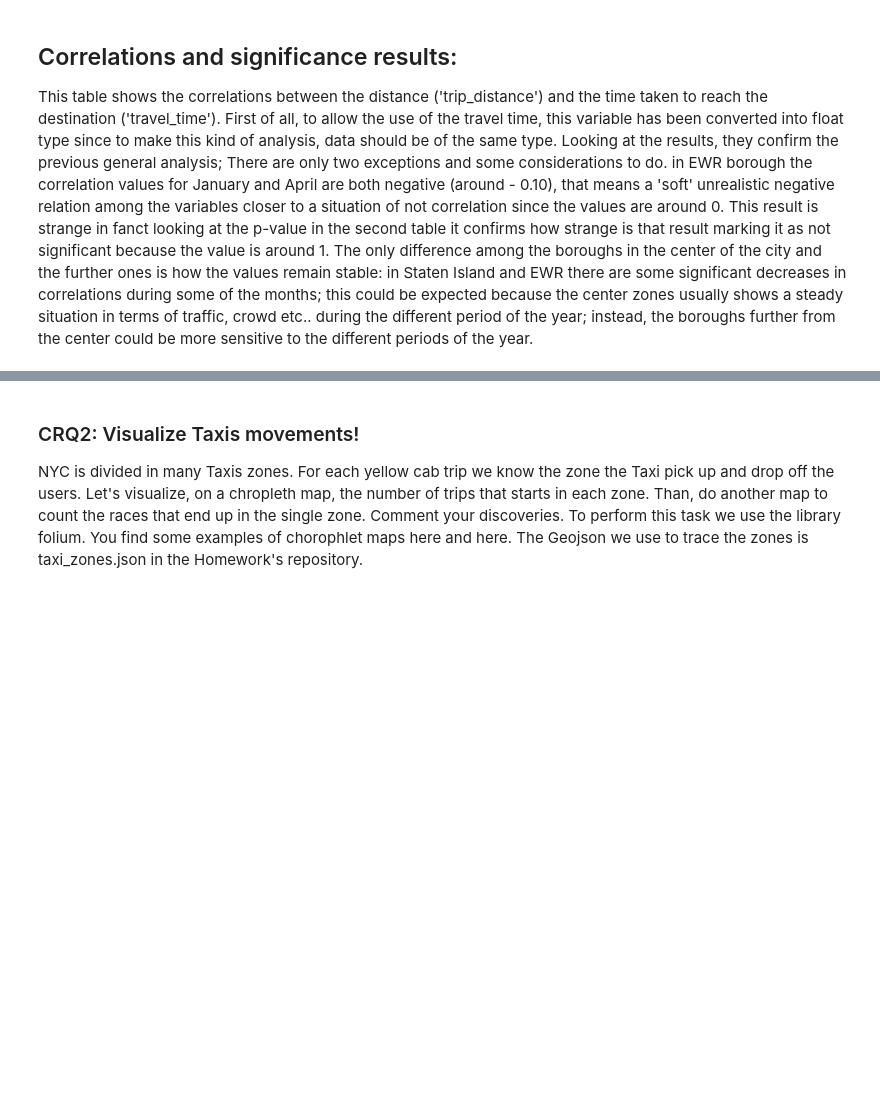
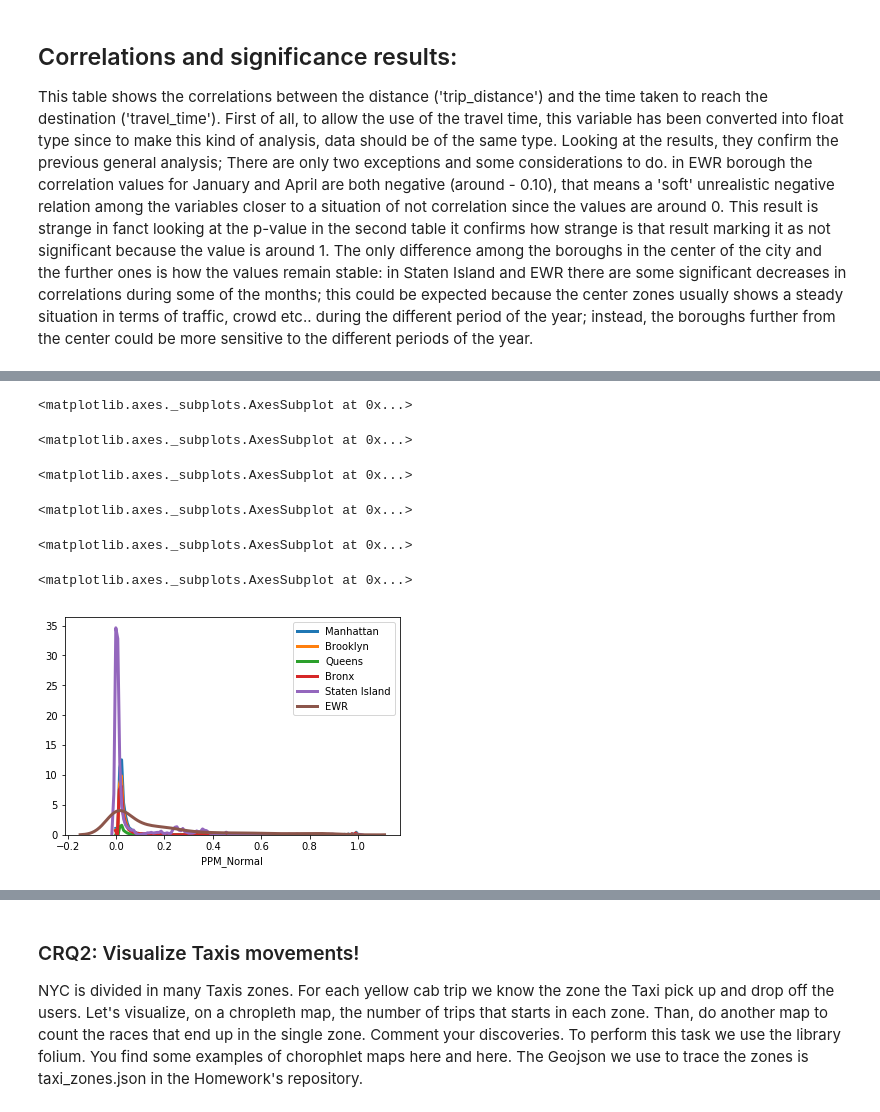
Before and after one commit to guilhermevescovi/How-do-Taxis-move-in-NYC, a Jupyter notebook: Main_pipeline.ipynb, the cells around one changed output, grey strips where cells are left out. Cells and saved outputs as stored; diff of their text form; code cells hidden in the pictures; blank space fills up the shorter version.

```diff
--- a/Main_pipeline.ipynb
+++ b/Main_pipeline.ipynb
@@ -754,0 +971,16 @@ The only difference among the boroughs in the center of the city and the further
+# %%
+#Plotting distributions
+# data_merged.groupby('Borough').plot( kind = 'hist', bins=20 ,subplots= True,
+#                                         layout = (5,2), figsize = (12,15), legend = False)
+
+for i in borough_names:
+    borough = data_merged.loc[(data_merged['Borough'] == i )]
+    sns.distplot(borough['PPM_Normal'], hist = False , kde = True , kde_kws = {'linewidth' : 3}  , label = i)
+# %% [output]
+<matplotlib.axes._subplots.AxesSubplot at 0x...>
+<matplotlib.axes._subplots.AxesSubplot at 0x...>
+<matplotlib.axes._subplots.AxesSubplot at 0x...>
+<matplotlib.axes._subplots.AxesSubplot at 0x...>
+<matplotlib.axes._subplots.AxesSubplot at 0x...>
+<matplotlib.axes._subplots.AxesSubplot at 0x...>
+[figure, added]
```
Also changed, not shown: parts of 15 cells of this notebook.
